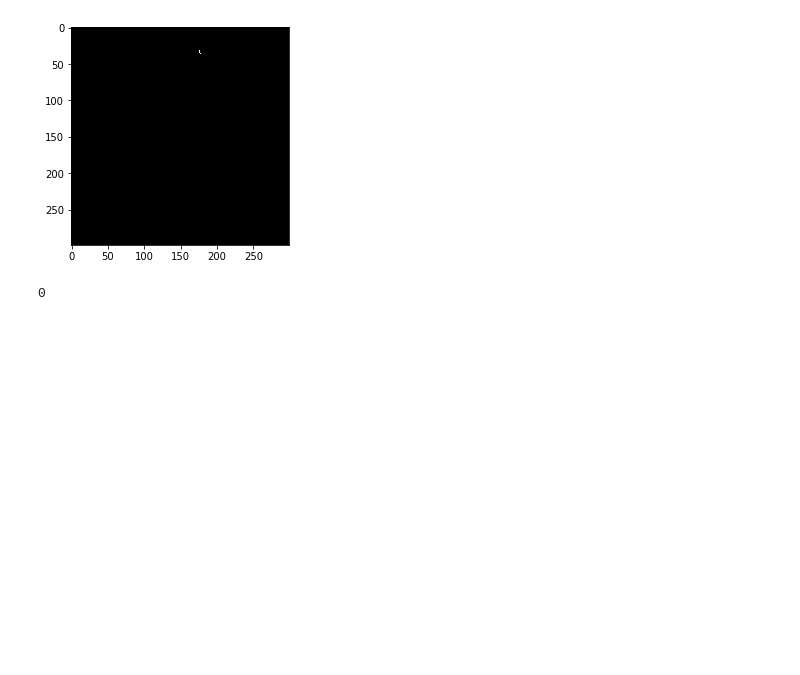
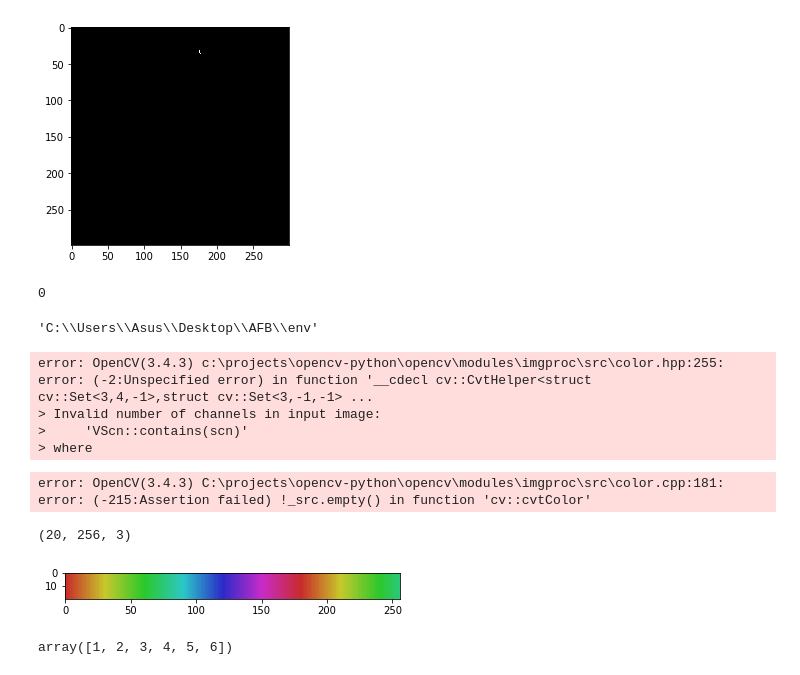
Before and after one commit to NP-008/AFB-detector, a Jupyter notebook: color quantization-HSV.ipynb, the cells around one changed output. Saved outputs shown, nothing was run; the diff lists cells and outputs as text; code cells hidden in the pictures; blank space fills up the shorter version.

```diff
--- a/color quantization-HSV.ipynb
+++ b/color quantization-HSV.ipynb
@@ -222,0 +293,64 @@ cv2.imwrite('Q16_' + img_name, res2, CV_IMWRITE_JPEG_QUALITY)
+# %%
+pwd
+# %% [output]
+'C:\\Users\\Asus\\Desktop\\AFB\\env'
+# %%
+img = cv2.imread('Include/img_file/positive/20_61.jpeg')
+
+def hist(img):
+    img1 = cv2.cvtColor(img,cv2.COLOR_BGR2HSV)
+    hue = img[:, :, 0]
+    h_his = histogram(hue)
+    plt.imshow(h_his)
+    plt.show()
+img = cv2.imread('Include/img_file/positive/20_61.jpeg')
+
+def hist(img):
+    img1 = cv2.cvtColor(img,cv2.COLOR_BGR2HSV)
+    hue = img[:, :, 0]
+    h_his = histogram(hue)
+    plt.imshow(h_his)
+    plt.show()
+
+hist(img)
+hist(img)
+# %% [output]
+error: OpenCV(3.4.3) c:\projects\opencv-python\opencv\modules\imgproc\src\color.hpp:255: error: (-2:Unspecified error) in function '__cdecl cv::CvtHelper<struct cv::Set<3,4,-1>,struct cv::Set<3,-1,-1> ...
+> Invalid number of channels in input image:
+>     'VScn::contains(scn)'
+> where
+# %%
+path2 = 'Include/img_file/positive/'
+name_lst = os.listdir(path2)
+hue_sum = np.array([])
+
+for img_name in name_lst:
+    img = cv2.imread(path + img_name)
+    img1 = cv2.cvtColor(img, cv2.COLOR_BGR2HSV)
+    hue = img1[:, :,0]
+    hue_sum = np.append(hue_sum, hue)
+
+plt.hist(hue_sum)
+plt.show()
+h2 = hue_sum[hue_sum>120]
+plt.hist(h2)
+plt.show()
+# %% [output]
+error: OpenCV(3.4.3) C:\projects\opencv-python\opencv\modules\imgproc\src\color.cpp:181: error: (-215:Assertion failed) !_src.empty() in function 'cv::cvtColor'
+# %%
+h = np.array(range(256))
+a = np.zeros((20,256,3),np.uint8)
+print(a.shape)
+for i in range(256):
+    a[:,i] = [i,200,200]
+ttt = cv2.cvtColor(a,cv2.COLOR_HSV2BGR)
+show_img(ttt)
+# %% [output]
+(20, 256, 3)
+[figure, added]
+# %%
+a = np.array([1,2,3])
+b = np.array([4,5,6])
+np.append(a,b)
+# %% [output]
+array([1, 2, 3, 4, 5, 6])
```
Also changed, not shown: parts of 16 cells of this notebook, 4 other files.
